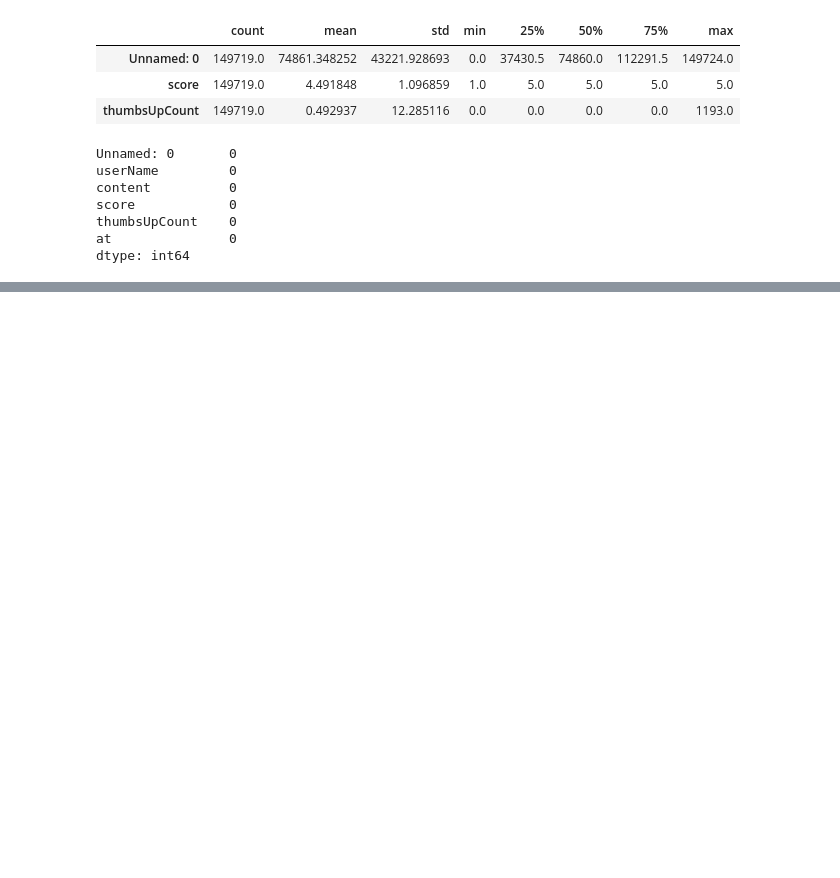
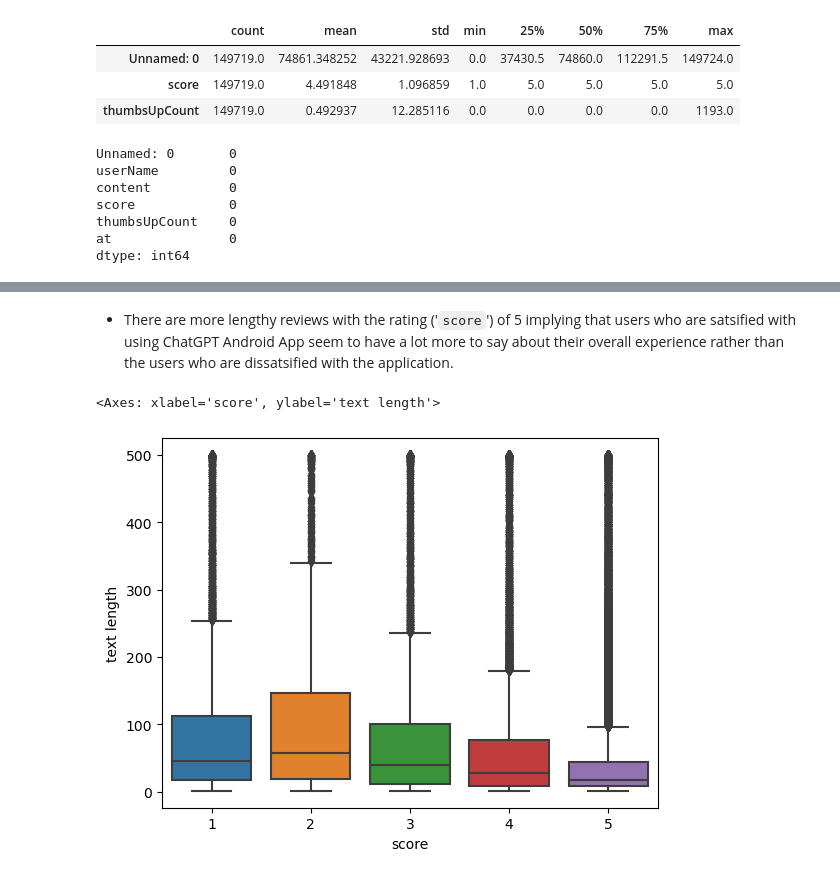
Before and after one commit to AneleMaphalala/ChatGPT_User_Reviews, a Jupyter notebook: chatgpt_reviews.ipynb, the cells around one changed output, grey strips where cells are left out. Cells and saved outputs as stored; diff of their text form; code cells hidden in the pictures; blank space fills up the shorter version.

```diff
--- a/chatgpt_reviews.ipynb
+++ b/chatgpt_reviews.ipynb
@@ -121,0 +142,7 @@ dtype: int64
+# %% [markdown]
+- There are more lengthy reviews with the rating ('`score`') of 5 implying that users who are satsified with using ChatGPT Android App seem to have a lot more to say about their overall experience rather than the users who are dissatsified with the application.
+# %%
+sns.boxplot(x='score', y='text length', data=reviews)
+# %% [output]
+<Axes: xlabel='score', ylabel='text length'>
+[figure, added]
```
Also changed, not shown: parts of 30 cells of this notebook, 2 other files.
